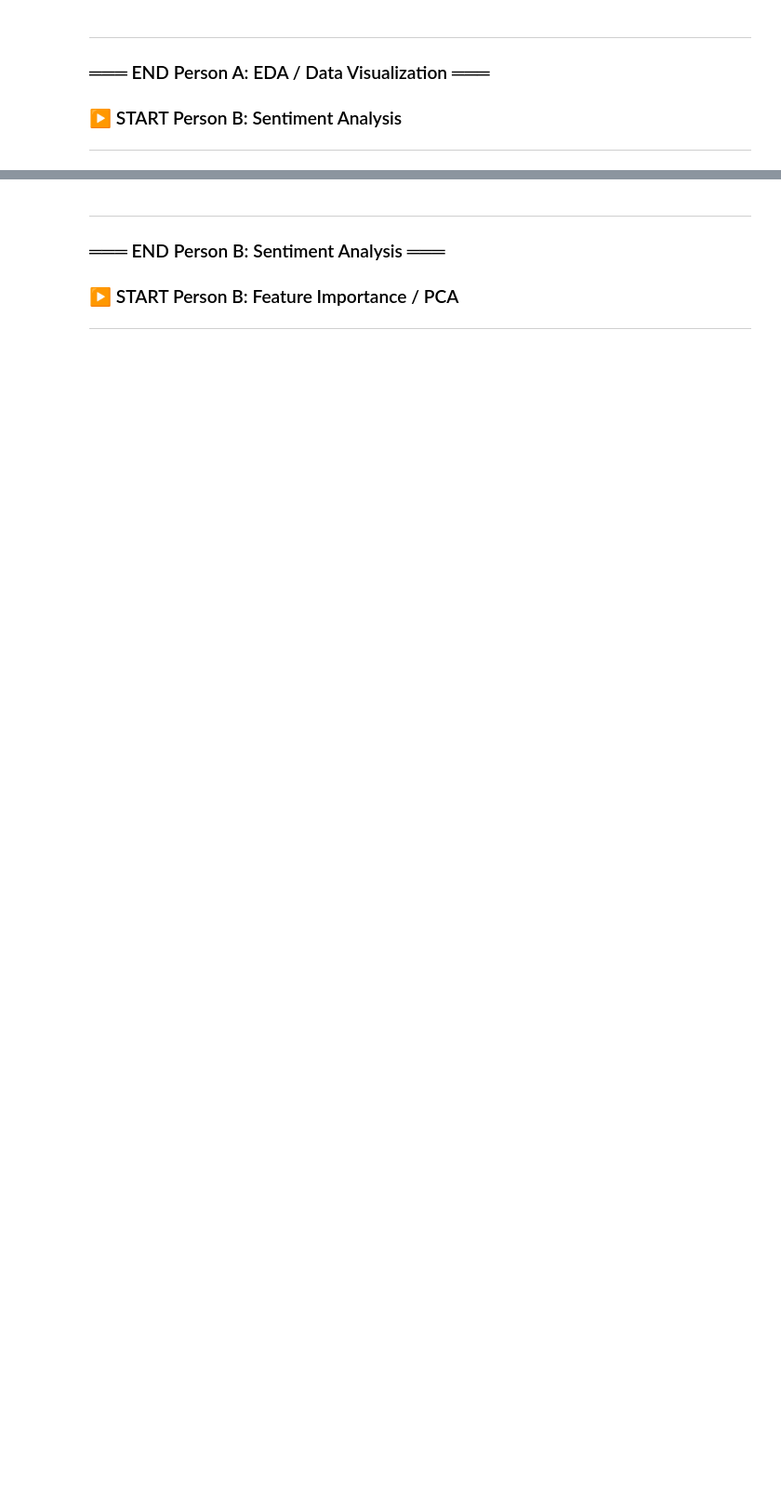
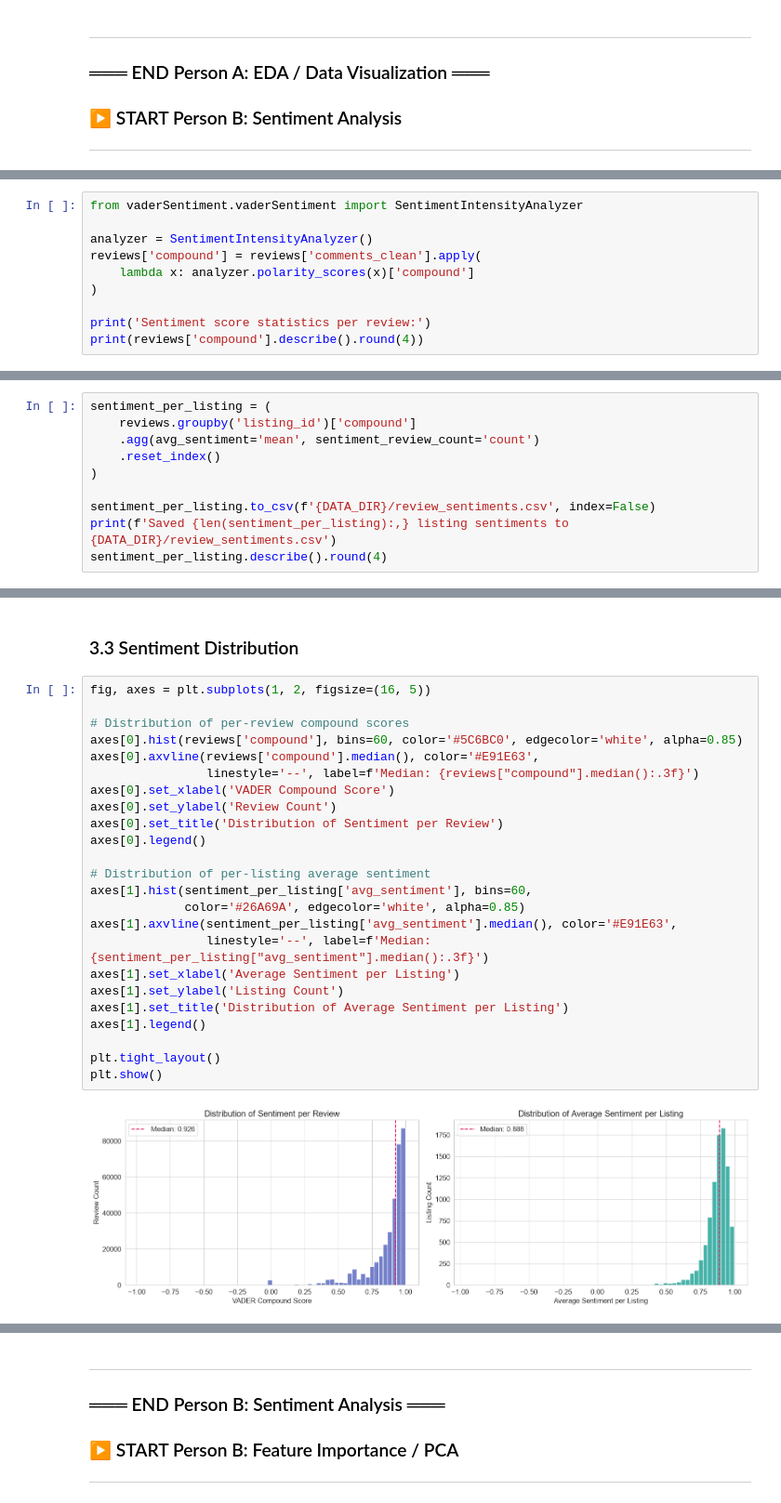
Before and after one commit to patric1304/Data-mining-project, a Jupyter notebook: airbnb_analysis.ipynb, the cells around one changed output, grey strips where cells are left out. Shown at 93% size. Drawn from its saved outputs; the diff is of its cells as text; blank space fills up the shorter version.

```diff
--- a/airbnb_analysis.ipynb
+++ b/airbnb_analysis.ipynb
@@ -445,0 +701,10 @@ plt.show()
+# %%
+from vaderSentiment.vaderSentiment import SentimentIntensityAnalyzer
+
+analyzer = SentimentIntensityAnalyzer()
+reviews['compound'] = reviews['comments_clean'].apply(
+    lambda x: analyzer.polarity_scores(x)['compound']
+)
+
+print('Sentiment score statistics per review:')
+print(reviews['compound'].describe().round(4))
@@ -445,0 +724,10 @@ plt.show()
+# %%
+sentiment_per_listing = (
+    reviews.groupby('listing_id')['compound']
+    .agg(avg_sentiment='mean', sentiment_review_count='count')
+    .reset_index()
+)
+
+sentiment_per_listing.to_csv(f'{DATA_DIR}/review_sentiments.csv', index=False)
+print(f'Saved {len(sentiment_per_listing):,} listing sentiments to {DATA_DIR}/review_sentiments.csv')
+sentiment_per_listing.describe().round(4)
@@ -445,0 +745,28 @@ plt.show()
+# %% [markdown]
+### 3.3 Sentiment Distribution
+# %%
+fig, axes = plt.subplots(1, 2, figsize=(16, 5))
+
+# Distribution of per-review compound scores
+axes[0].hist(reviews['compound'], bins=60, color='#5C6BC0', edgecolor='white', alpha=0.85)
+axes[0].axvline(reviews['compound'].median(), color='#E91E63',
+                linestyle='--', label=f'Median: {reviews["compound"].median():.3f}')
+axes[0].set_xlabel('VADER Compound Score')
+axes[0].set_ylabel('Review Count')
+axes[0].set_title('Distribution of Sentiment per Review')
+axes[0].legend()
+
+# Distribution of per-listing average sentiment
+axes[1].hist(sentiment_per_listing['avg_sentiment'], bins=60,
+             color='#26A69A', edgecolor='white', alpha=0.85)
+axes[1].axvline(sentiment_per_listing['avg_sentiment'].median(), color='#E91E63',
+                linestyle='--', label=f'Median: {sentiment_per_listing["avg_sentiment"].median():.3f}')
+axes[1].set_xlabel('Average Sentiment per Listing')
+axes[1].set_ylabel('Listing Count')
+axes[1].set_title('Distribution of Average Sentiment per Listing')
+axes[1].legend()
+
+plt.tight_layout()
+plt.show()
+# %% [output]
+[figure, added]
```
Also changed, not shown: parts of 98 cells of this notebook, 4 other files.
